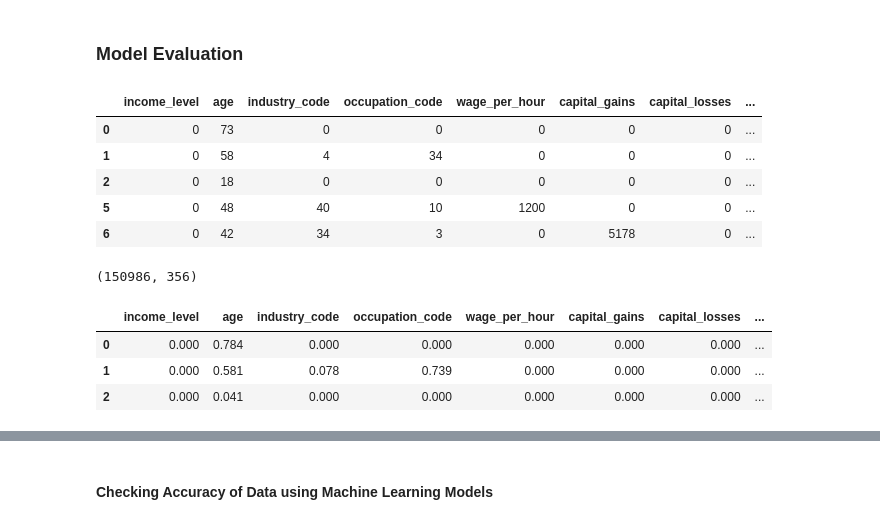
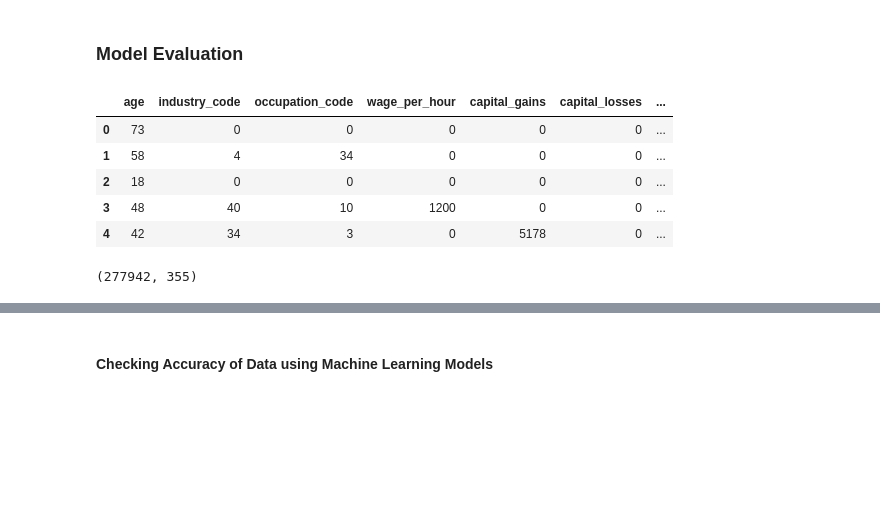
Before and after one commit to rajinigurijala/Capstone3, a Jupyter notebook: Census-Income.ipynb, the cells around one changed output, grey strips where cells are left out. Cells and saved outputs as stored; diff of their text form; code cells hidden in the pictures; blank space fills up the shorter version.

```diff
--- a/Census-Income.ipynb
+++ b/Census-Income.ipynb
@@ -517,0 +593,3 @@ people in the dataset have income greater than 50K
+# %%
+# Strip  to strip '-' from all the columns.
+df.columns = df.columns.str.replace(r"[-]", "_")
@@ -517,0 +614,16 @@ people in the dataset have income greater than 50K
+# %%
+df = df.drop('income',axis=1)
+# make a new df made of all the columns, except the target class
+X=df.drop('income_level',axis=1)
+y=df['income_level']
+# %%
+# for reproducibility purposes
+seed = 100
+# SMOTE number of neighbors
+k = 1
+
+sm = SMOTE(sampling_strategy='auto', k_neighbors=k, random_state=seed)
+X_res, y_res = sm.fit_resample(X, y)
+
+
+new_df = pd.concat([pd.DataFrame(X_res), pd.DataFrame(y_res)], axis=1)
@@ -704,13 +839,15 @@ df = pd.get_dummies(data, columns=['class_of_worker','education','enrolled_in_ed
+# %%
+df2 = new_df.copy()
 # %%
-df.head()
+df2.head()
 # %% [output]
-|  | income_level | age | industry_code | occupation_code | wage_per_hour | capital_gains | capital_losses | ... |
-| 0 | 0 | 73 | 0 | 0 | 0 | 0 | 0 | ... |
-| 1 | 0 | 58 | 4 | 34 | 0 | 0 | 0 | ... |
-| 2 | 0 | 18 | 0 | 0 | 0 | 0 | 0 | ... |
-| 5 | 0 | 48 | 40 | 10 | 1200 | 0 | 0 | ... |
-| 6 | 0 | 42 | 34 | 3 | 0 | 5178 | 0 | ... |
+|  | age | industry_code | occupation_code | wage_per_hour | capital_gains | capital_losses | ... |
+| 0 | 73 | 0 | 0 | 0 | 0 | 0 | ... |
+| 1 | 58 | 4 | 34 | 0 | 0 | 0 | ... |
+| 2 | 18 | 0 | 0 | 0 | 0 | 0 | ... |
+| 3 | 48 | 40 | 10 | 1200 | 0 | 0 | ... |
+| 4 | 42 | 34 | 3 | 0 | 5178 | 0 | ... |
 # %%
-df.shape
+df2.shape
 # %% [output]
-(150986, 356)
+(277942, 355)
@@ -723,11 +853,0 @@ target = ["income_level"]
-# %%
-from sklearn.pipeline import Pipeline
-from sklearn.base import TransformerMixin
-from sklearn.preprocessing import MinMaxScaler,StandardScaler
-scaler = MinMaxScaler()
-pd.DataFrame(scaler.fit_transform(df[features]),columns = features).head(3)
-# %% [output]
-|  | income_level | age | industry_code | occupation_code | wage_per_hour | capital_gains | capital_losses | ... |
-| 0 | 0.000 | 0.784 | 0.000 | 0.000 | 0.000 | 0.000 | 0.000 | ... |
-| 1 | 0.000 | 0.581 | 0.078 | 0.739 | 0.000 | 0.000 | 0.000 | ... |
-| 2 | 0.000 | 0.041 | 0.000 | 0.000 | 0.000 | 0.000 | 0.000 | ... |
```
Also changed, not shown: parts of 54 cells of this notebook.
